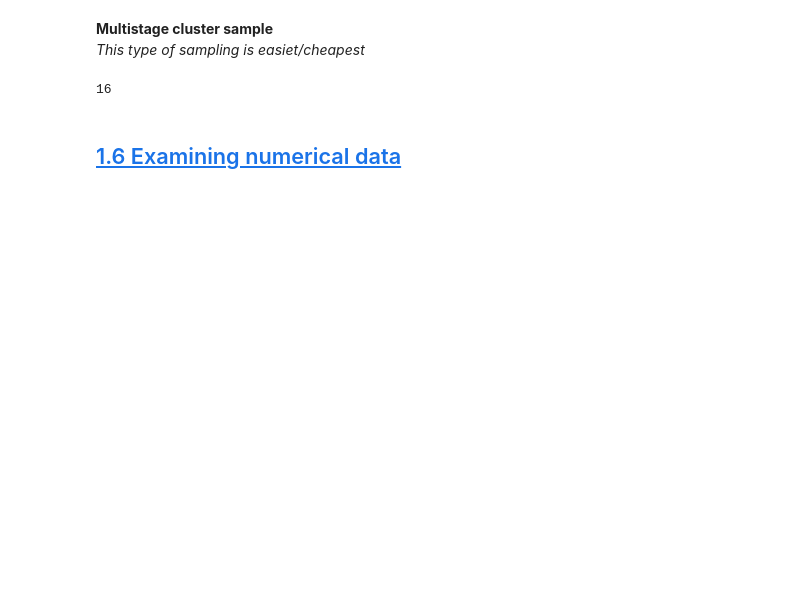
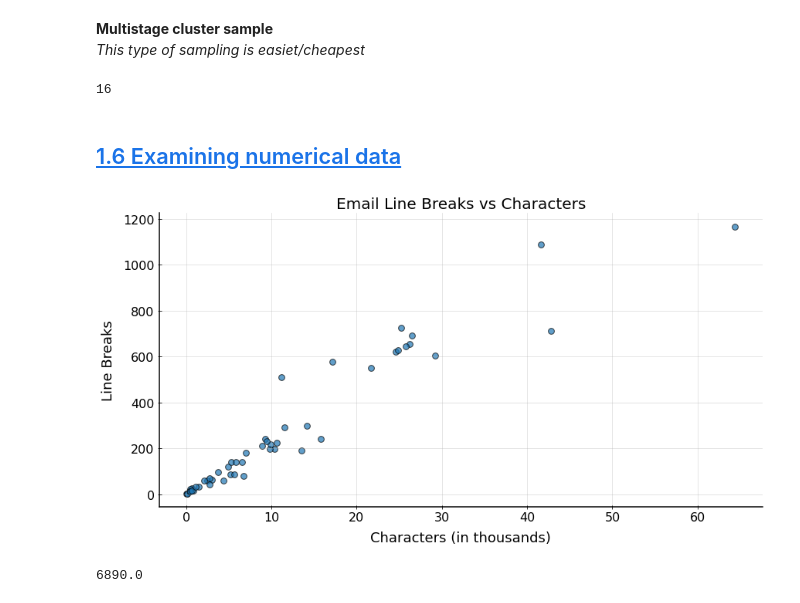
Before and after one commit to ukrainian-serge/open_intro_statistics, a Jupyter notebook: serge_notebooks/chap_1.ipynb, the cells around one changed output. Drawn from its saved outputs; the diff is of its cells as text; code cells hidden in the pictures; blank space fills up the shorter version.

```diff
--- a/serge_notebooks/chap_1.ipynb
+++ b/serge_notebooks/chap_1.ipynb
@@ -193,3 +194,18 @@ multistage_grouped.shape[0] # 4 teams by 4 players each
 16
 # %% [markdown]
 ## [1.6 Examining numerical data](../assets/os3.pdf#page=26&zoom=100,145,868)
+# %%
+one_six_one = pd.read_csv(
+    path+"email50.csv"
+)
+one_six_one.plot.scatter(
+    x='num_char',
+    y='line_breaks',
+    alpha=0.7, s=60
+).set(xlabel='Characters (in thousands)', ylabel='Line Breaks', title='Email Line Breaks vs Characters');
+# %% [output]
+[figure, added]
+# %%
+(one_six_two['num_char'].median().round(2) * 1000).astype(int)
+# %% [output]
+6890.0
```
Also changed, not shown: parts of 6 cells of this notebook, 1 other file.
